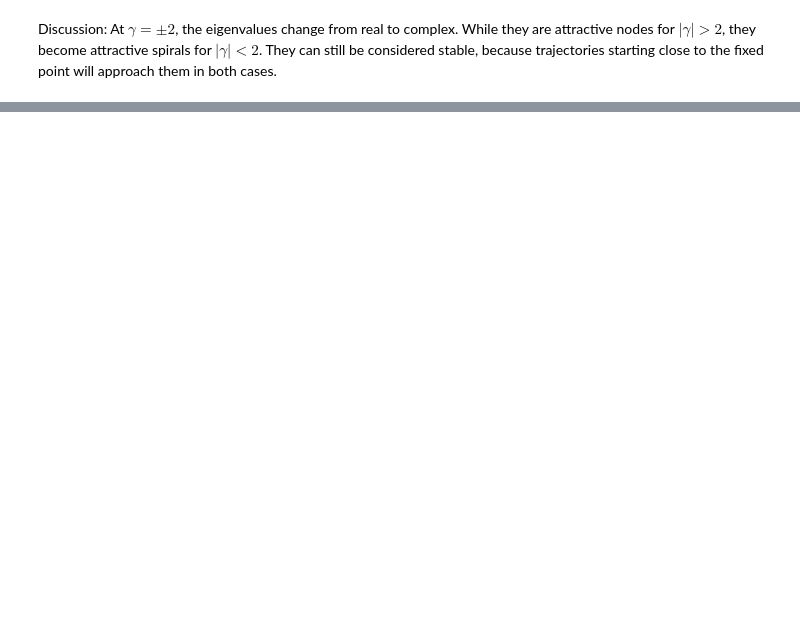
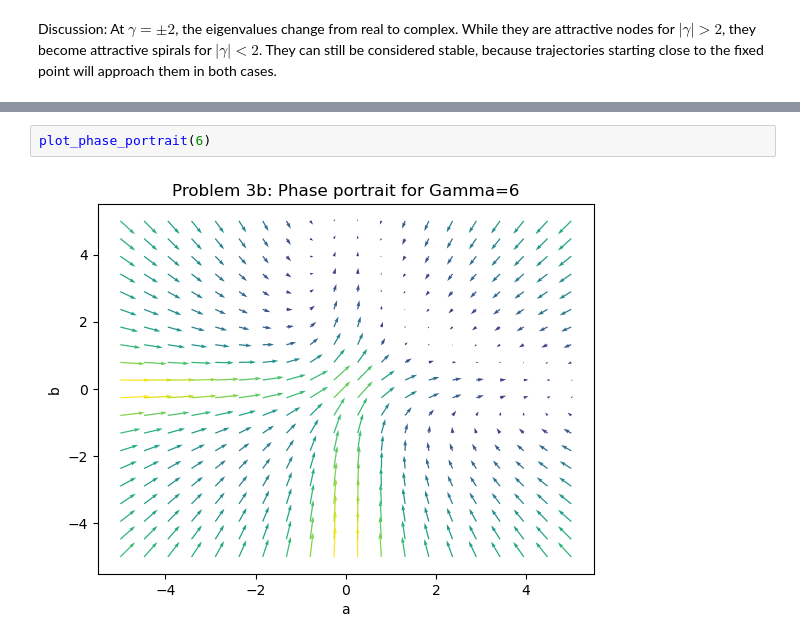
Before and after one commit to corinnawegner/Physics_of_complex_systems, a Jupyter notebook: Assignment 4/Assignment 4.ipynb, the cells around one changed output, grey strips where cells are left out. Drawn from its saved outputs; the diff is of its cells as text; blank space fills up the shorter version.

```diff
--- a/Assignment 4/Assignment 4.ipynb
+++ b/Assignment 4/Assignment 4.ipynb
@@ -84,0 +89,4 @@ plot_phase_portrait(2.7)
+# %%
+plot_phase_portrait(6)
+# %% [output]
+[figure, added]
```
Also changed, not shown: parts of 8 cells of this notebook.
